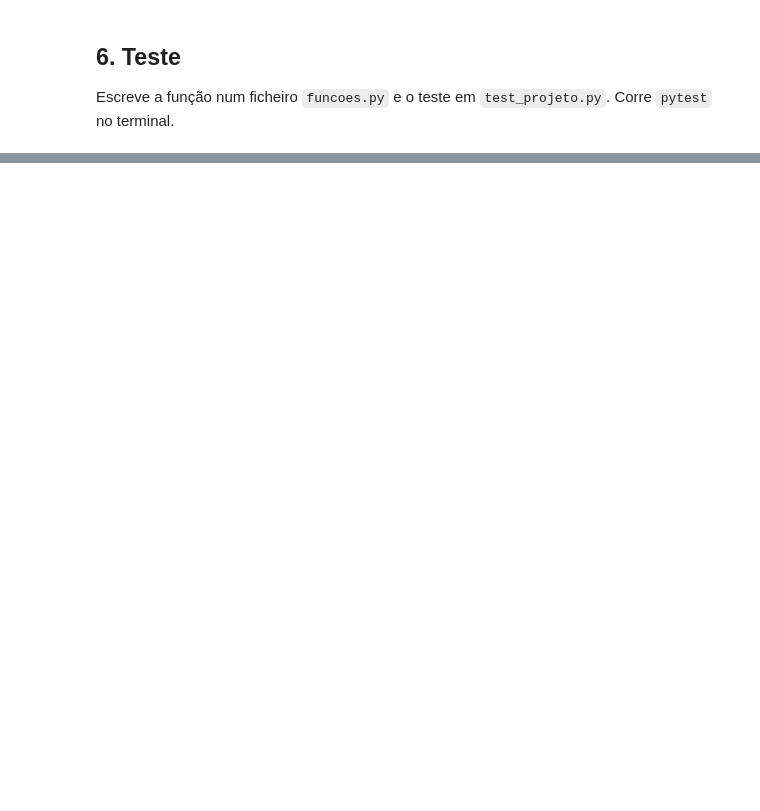
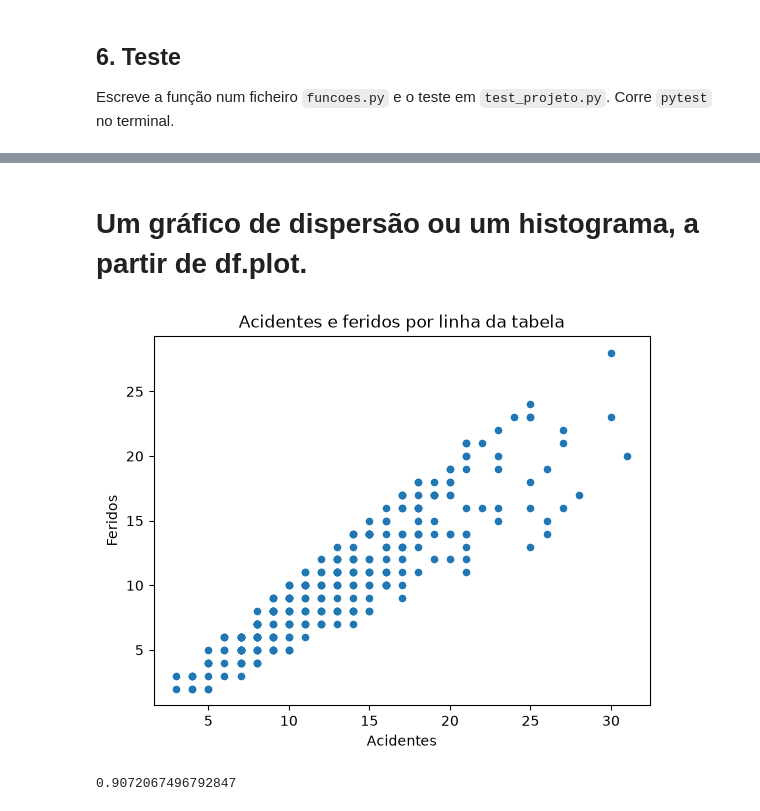
Before and after one commit to Tomasmmiguel/lp-10793, a Jupyter notebook: projeto/projeto-partida.ipynb, the cells around one changed output, grey strips where cells are left out. Cells and saved outputs as stored; diff of their text form; code cells hidden in the pictures; blank space fills up the shorter version.

```diff
--- a/projeto/projeto-partida.ipynb
+++ b/projeto/projeto-partida.ipynb
@@ -57,0 +135,14 @@ Três frases, com números dos teus resultados.
+# %% [markdown]
+# Um gráfico de dispersão ou um histograma, a partir de df.plot.
+# %%
+# Dispersão: cada ponto é uma linha da tabela (mês + distrito + causa)
+df.plot(kind="scatter", x="acidentes", y="feridos")
+plt.title("Acidentes e feridos por linha da tabela")
+plt.xlabel("Acidentes")
+plt.ylabel("Feridos")
+plt.show()
+
+print(df["acidentes"].corr(df["feridos"]))
+# %% [output]
+[figure, added]
+0.9072067496792847
```
Also changed, not shown: parts of 20 cells of this notebook, 4 other files.
